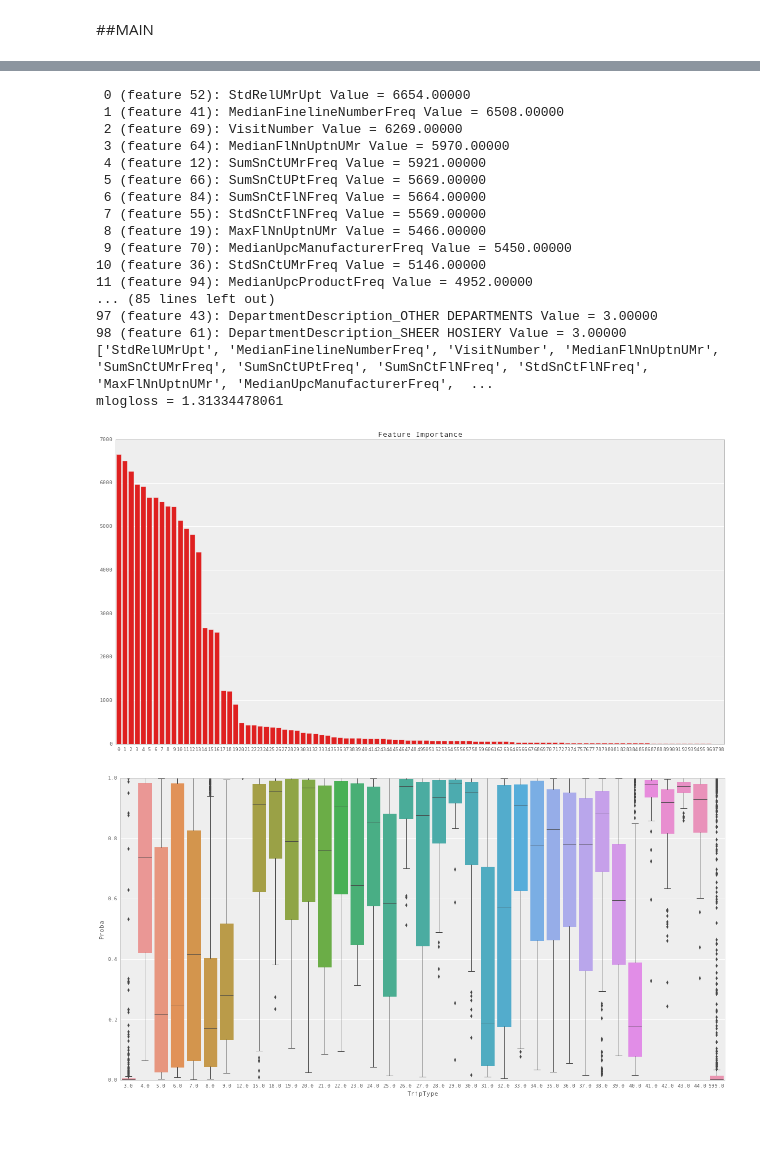
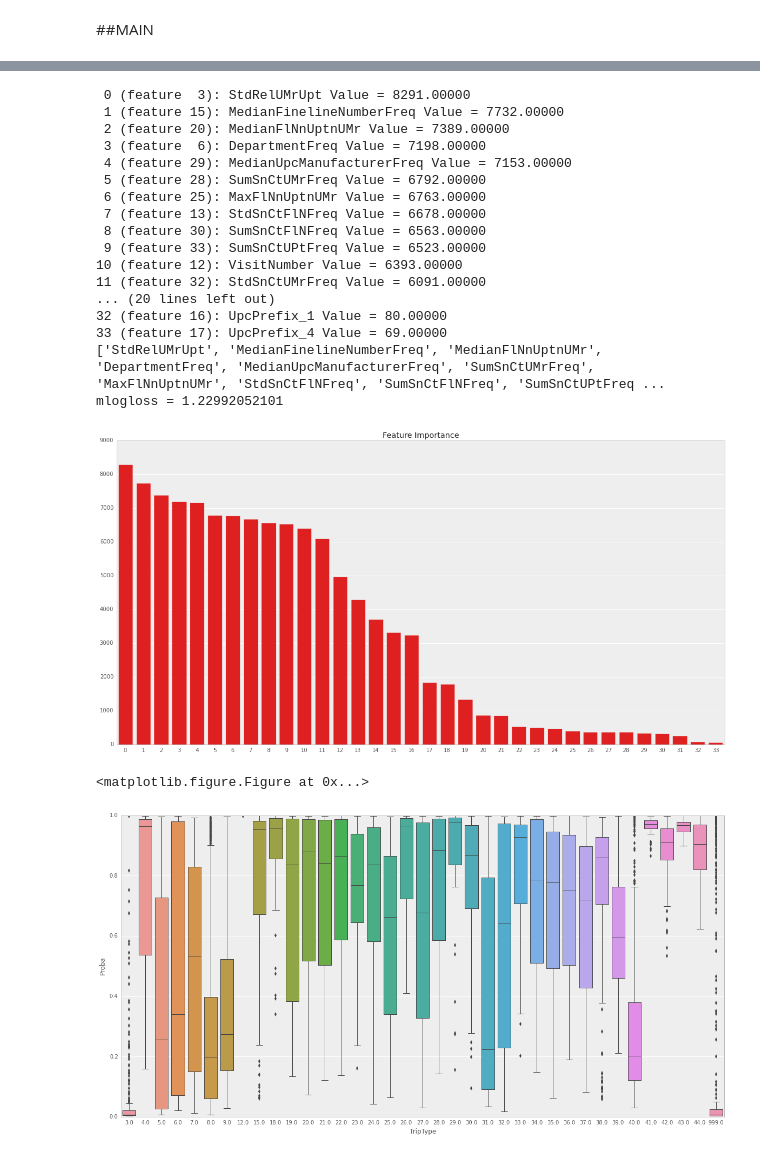
Before and after one commit to shayakhmetov/walmart-trip-type, a Jupyter notebook: walmart.ipynb, the cells around one changed output, grey strips where cells are left out. Cells and saved outputs as stored; diff of their text form; code cells hidden in the pictures; blank space fills up the shorter version.

```diff
--- a/walmart.ipynb
+++ b/walmart.ipynb
@@ -153,8 +156,8 @@ def get_prior_probabilities(data):
 def fit_predict(train_array, train_labels, test_array, prior_probabilities=None, algorithm='rf', alpha=None,
                 plot_importance=True, feature_names=None):
     if algorithm == 'xgb':
-        clf = xgb.XGBClassifier(n_estimators=30, max_depth=9, learning_rate=0.3, objective='multi:softprob',
-                                colsample_bytree=0.4, subsample=0.4, seed=41621)
+        clf = xgb.XGBClassifier(n_estimators=45, max_depth=7, learning_rate=0.15, objective='multi:softprob',
+                                colsample_bytree=0.5, seed=41621)
         clf.fit(train_array, train_labels)
         prediction_matrix = clf.predict_proba(test_array)
 
@@ -233,6 +236,7 @@ def train_and_score(train_dummies, grid_space=[0], algorithm='rf', plot_importan
 
             print('mlogloss =', mlogloss, end='\n\n')
             if plot_errors:
+                pl.figure()
                 df = pd.DataFrame(y_true, columns=['TripType'])
                 df['Proba'] = 0
                 for i, y in enumerate(np.unique(y_true)):
@@ -264,10 +268,11 @@ test_dummies = test_dump[feature_selection]
 # %%
-train_dummies = train_dump
-test_dummies = test_dump
-del train_dump, test_dump
+# train_dummies = train_dump
+# test_dummies = test_dump
+# del train_dump, test_dump
 # %%
-columns = [col for col in test_dummies.columns
-           if not any([col.startswith(name) for name in ['Weekday', 'UpcPrefix', 'Department']])]
+columns = test_dummies.columns
+# columns = [col for col in test_dummies.columns
+#            if not any([col.startswith(name) for name in ['Weekday', 'UpcPrefix', 'Department']])]
 corr = train_dummies[columns].append(test_dummies[columns]).corr()
 
 mask = np.zeros_like(corr, dtype=np.bool)
@@ -276,4 +281,5 @@ mask[np.triu_indices_from(mask)] = True
 cmap = sns.diverging_palette(220, 10, as_cmap=True)
 
 sns.heatmap(corr, mask=mask, cmap=cmap, square=True, robust=True, linewidths=0.2, annot=False)
+del corr, mask, cmap, columns
 # %% [output]
@@ -285,51 +290,54 @@ algorithm = 'xgb'
 
 validation = True
 
 if validation:
 
     compute_optimal = False
     if compute_optimal:
-        grid_space = np.linspace(10**3, 10**6, 10)
+        grid_space = np.arange(0.4, 1.01, 0.05)
         alphas, scores, min_alpha, min_score = train_and_score(train_dummies, grid_space=grid_space,
-                                                               algorithm=algorithm, plot_importance=False)
+                                                               algorithm=algorithm, plot_importance=False,
+                                                               plot_errors=False)
         print('MIN ALPHA =', min_alpha, 'MIN_MLOGLOSS =', min_score)
+        pl.figure()
         pl.plot(alphas, scores, 'r.--')
     else:
         mlogloss = train_and_score(train_dummies, algorithm=algorithm)
 
 elif not validation:
 #     prior_probabilities = get_prior_probabilities(train)
     prediction_matrix = fit_predict(train_dummies[[col for col in train_dummies.columns
                                                    if col not in ['TripType']]].values,
                                     train_dummies.TripType.values, test_dummies.values, algorithm=algorithm)
 
     prediction_df = pd.DataFrame(prediction_matrix, columns=['TripType_' + str(i) for i in types])
     prediction_df['VisitNumber'] = test_dummies.VisitNumber.values
 
     prediction_df = prediction_df[['VisitNumber'] + [x for x in prediction_df.columns if x != 'VisitNumber']]
     del prediction_matrix
 
     filename = 'prediction.csv'
     prediction_df.to_csv(filename, index=False)
     print(filename, 'was created')
     del prediction_df
 # %% [output]
- 0 (feature 52): StdRelUMrUpt Value = 6654.00000
- 1 (feature 41): MedianFinelineNumberFreq Value = 6508.00000
- 2 (feature 69): VisitNumber Value = 6269.00000
- 3 (feature 64): MedianFlNnUptnUMr Value = 5970.00000
- 4 (feature 12): SumSnCtUMrFreq Value = 5921.00000
- 5 (feature 66): SumSnCtUPtFreq Value = 5669.00000
- 6 (feature 84): SumSnCtFlNFreq Value = 5664.00000
- 7 (feature 55): StdSnCtFlNFreq Value = 5569.00000
- 8 (feature 19): MaxFlNnUptnUMr Value = 5466.00000
- 9 (feature 70): MedianUpcManufacturerFreq Value = 5450.00000
-10 (feature 36): StdSnCtUMrFreq Value = 5146.00000
-11 (feature 94): MedianUpcProductFreq Value = 4952.00000
-... (85 lines left out)
-97 (feature 43): DepartmentDescription_OTHER DEPARTMENTS Value = 3.00000
-98 (feature 61): DepartmentDescription_SHEER HOSIERY Value = 3.00000
-['StdRelUMrUpt', 'MedianFinelineNumberFreq', 'VisitNumber', 'MedianFlNnUptnUMr', 'SumSnCtUMrFreq', 'SumSnCtUPtFreq', 'SumSnCtFlNFreq', 'StdSnCtFlNFreq', 'MaxFlNnUptnUMr', 'MedianUpcManufacturerFreq',  ...
-mlogloss = 1.31334478061
+ 0 (feature  3): StdRelUMrUpt Value = 8291.00000
+ 1 (feature 15): MedianFinelineNumberFreq Value = 7732.00000
+ 2 (feature 20): MedianFlNnUptnUMr Value = 7389.00000
+ 3 (feature  6): DepartmentFreq Value = 7198.00000
+ 4 (feature 29): MedianUpcManufacturerFreq Value = 7153.00000
+ 5 (feature 28): SumSnCtUMrFreq Value = 6792.00000
+ 6 (feature 25): MaxFlNnUptnUMr Value = 6763.00000
+ 7 (feature 13): StdSnCtFlNFreq Value = 6678.00000
+ 8 (feature 30): SumSnCtFlNFreq Value = 6563.00000
+ 9 (feature 33): SumSnCtUPtFreq Value = 6523.00000
+10 (feature 12): VisitNumber Value = 6393.00000
+11 (feature 32): StdSnCtUMrFreq Value = 6091.00000
+... (20 lines left out)
+32 (feature 16): UpcPrefix_1 Value = 80.00000
+33 (feature 17): UpcPrefix_4 Value = 69.00000
+['StdRelUMrUpt', 'MedianFinelineNumberFreq', 'MedianFlNnUptnUMr', 'DepartmentFreq', 'MedianUpcManufacturerFreq', 'SumSnCtUMrFreq', 'MaxFlNnUptnUMr', 'StdSnCtFlNFreq', 'SumSnCtFlNFreq', 'SumSnCtUPtFreq ...
+mlogloss = 1.22992052101
-[figure, old version]
+[figure, new version]
+<matplotlib.figure.Figure at 0x...>
-[figure, old version]
+[figure, new version]
```
Also changed, not shown: parts of 10 cells of this notebook.
